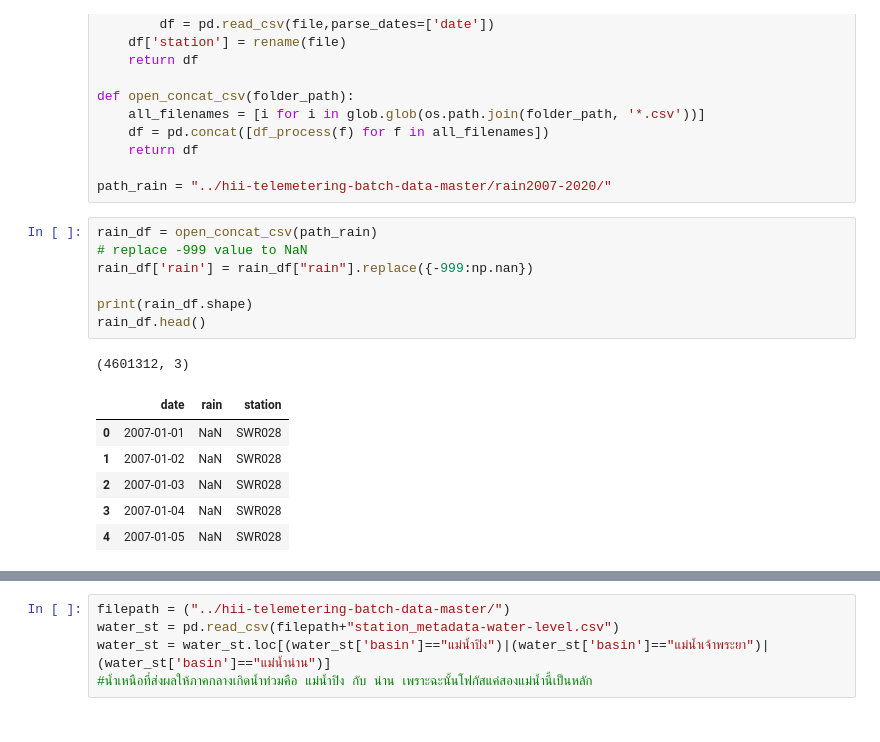
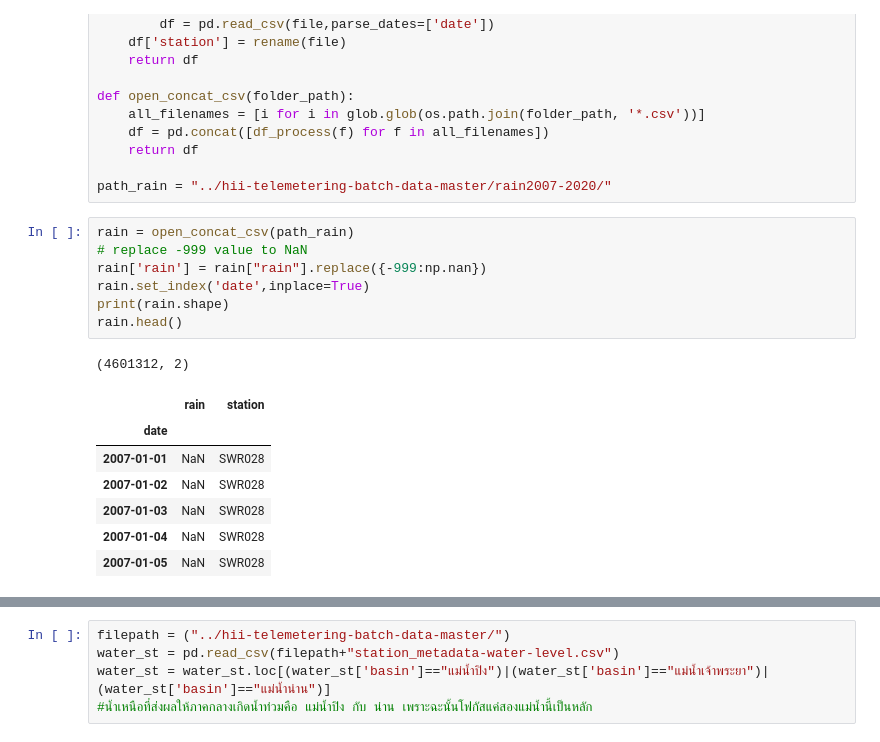
Before and after one commit to SB91ko/ChaoprayaRiver_WaterLV_prediction, a Jupyter notebook: explore.ipynb, the cells around one changed output, grey strips where cells are left out. Cells and saved outputs as stored; diff of their text form.

```diff
--- a/explore.ipynb
+++ b/explore.ipynb
@@ -32,17 +32,18 @@ def open_concat_csv(folder_path):
 
 path_rain = "../hii-telemetering-batch-data-master/rain2007-2020/"
 # %%
-rain_df = open_concat_csv(path_rain)
+rain = open_concat_csv(path_rain)
 # replace -999 value to NaN
-rain_df['rain'] = rain_df["rain"].replace({-999:np.nan})
-
-print(rain_df.shape)
-rain_df.head()
+rain['rain'] = rain["rain"].replace({-999:np.nan})
+rain.set_index('date',inplace=True)
+print(rain.shape)
+rain.head()
 # %% [output]
-(4601312, 3)
+(4601312, 2)
-|  | date | rain | station |
-| 0 | 2007-01-01 | NaN | SWR028 |
-| 1 | 2007-01-02 | NaN | SWR028 |
-| 2 | 2007-01-03 | NaN | SWR028 |
-| 3 | 2007-01-04 | NaN | SWR028 |
-| 4 | 2007-01-05 | NaN | SWR028 |
+|  | rain | station |
+| date |  |  |
+| 2007-01-01 | NaN | SWR028 |
+| 2007-01-02 | NaN | SWR028 |
+| 2007-01-03 | NaN | SWR028 |
+| 2007-01-04 | NaN | SWR028 |
+| 2007-01-05 | NaN | SWR028 |
```
Also changed, not shown: parts of 54 cells of this notebook, 7 other files.
